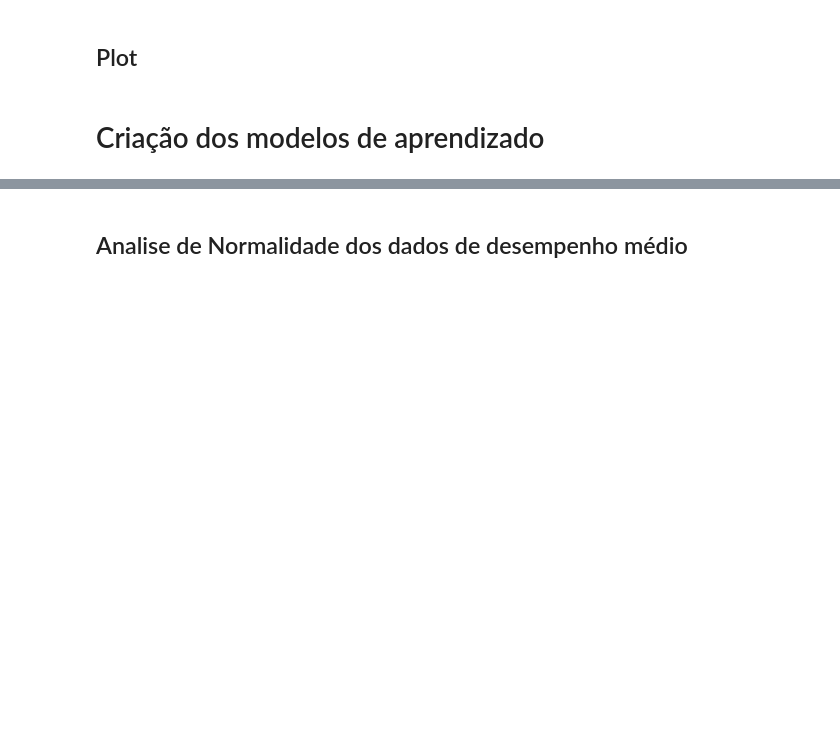
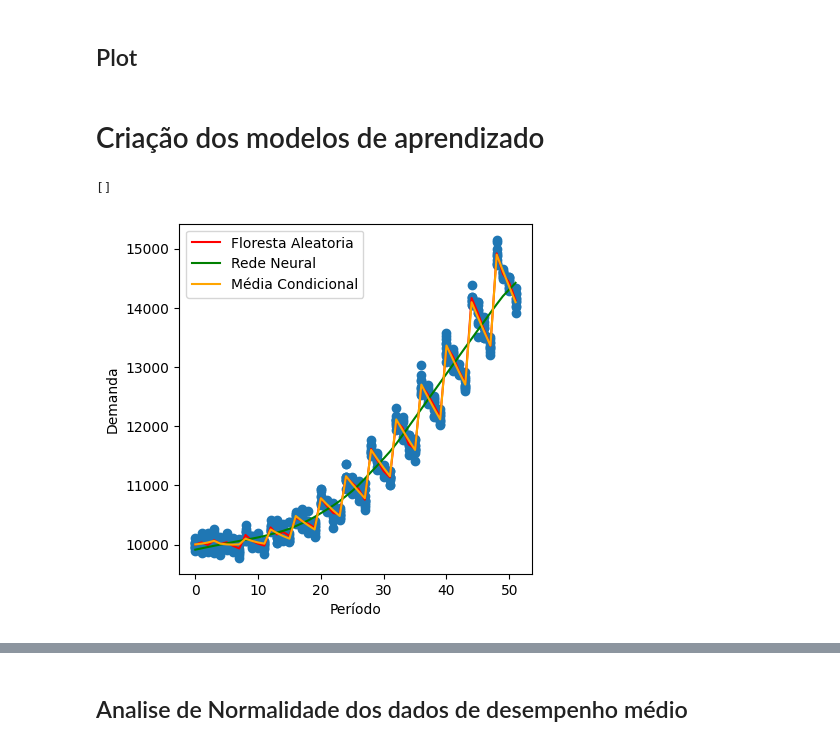
Before and after one commit to MarcioB1999/ML_for_ULS, a Jupyter notebook: UFL_resultados.ipynb, the cells around one changed output, grey strips where cells are left out. Drawn from its saved outputs; the diff is of its cells as text; code cells hidden in the pictures; blank space fills up the shorter version.

```diff
--- a/UFL_resultados.ipynb
+++ b/UFL_resultados.ipynb
@@ -78,14 +76,13 @@ def plot_(resultados_dataframe1,resultados_dataframe2 = False):
 # %% [markdown]
 # Criação dos modelos de aprendizado
 # %%
+n=10
+
 funcao_demanda = lambda i,j: [(i*6-j*2)**2+10000]
-n = 10
-
-produto = Cls.itens()
-produto.Construcao(funcao_demanda, n)
 
 x = [[j] for j in range(52) for i in range(n)]
-y = produto.demandas
+
+y = pd.read_csv('demandas')['y'].values
 # %%
 modelos = Cls.modelos_regressor([RandomForestRegressor(n_estimators=10),rede_neural()],
                             x,y)
@@ -100,24 +97,27 @@ resultados = pd.DataFrame({'Random forest': modelos.medias_desempenho[0],
 # %%
 fig=plt.figure(figsize=(10,10))
 
 x_unique = [[i] for i in range(52)]
 
 medias_reais = [funcao_demanda(i,j) for i in range(13) for j in range(1,5)]
 
 ax=fig.add_subplot(2,2,1)
 plt.scatter(x,y)
-plt.plot(x_unique,modelos.y_scale.inverse_transform(modelos.predizer(0,x_unique).reshape(-1,1)),color='red',label='Floresta Aleatoria')
+plt.plot(x_unique,modelos.y_scale.inverse_transform(modelos.Predizer(0,x_unique).reshape(-1,1)),color='red',label='Floresta Aleatoria')
 
-plt.plot(x_unique,modelos.y_scale.inverse_transform(modelos.predizer(1,x_unique).reshape(-1,1)),color='green',label='Rede Neural')
+plt.plot(x_unique,modelos.y_scale.inverse_transform(modelos.Predizer(1,x_unique).reshape(-1,1)),color='green',label='Rede Neural')
 
 plt.plot(x_unique,medias_reais,color='orange',label='Média Condicional')
 
 plt.ylabel('Demanda')
 plt.xlabel('Período')
 
 
 plt.legend()
 plt.plot()
+# %% [output]
+[]
+[figure, added]
 # %%
 sns.histplot(modelos.medias_desempenho[0], kde=True, element='step',label='Floresta Aleatoria')
 sns.histplot(modelos.medias_desempenho[1], kde=True, element='step',color='green',label='Rede Neural')
```
Also changed, not shown: parts of 8 cells of this notebook, 2 other files.
